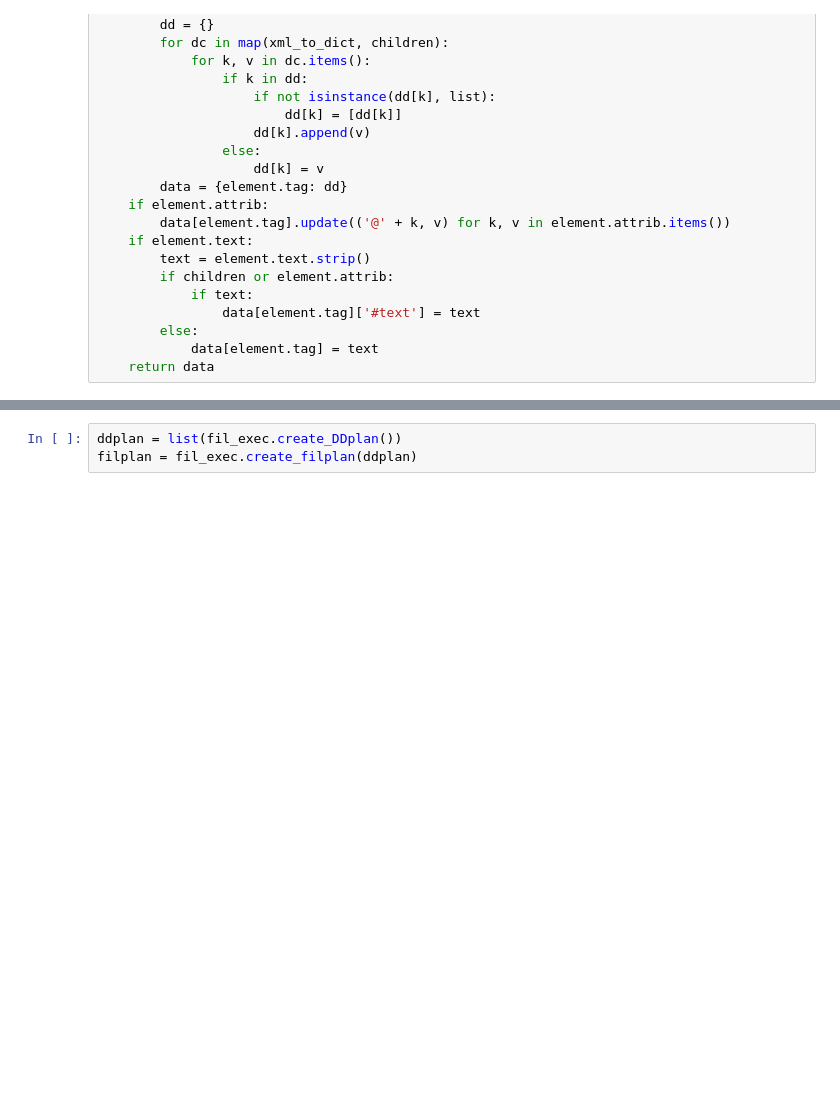
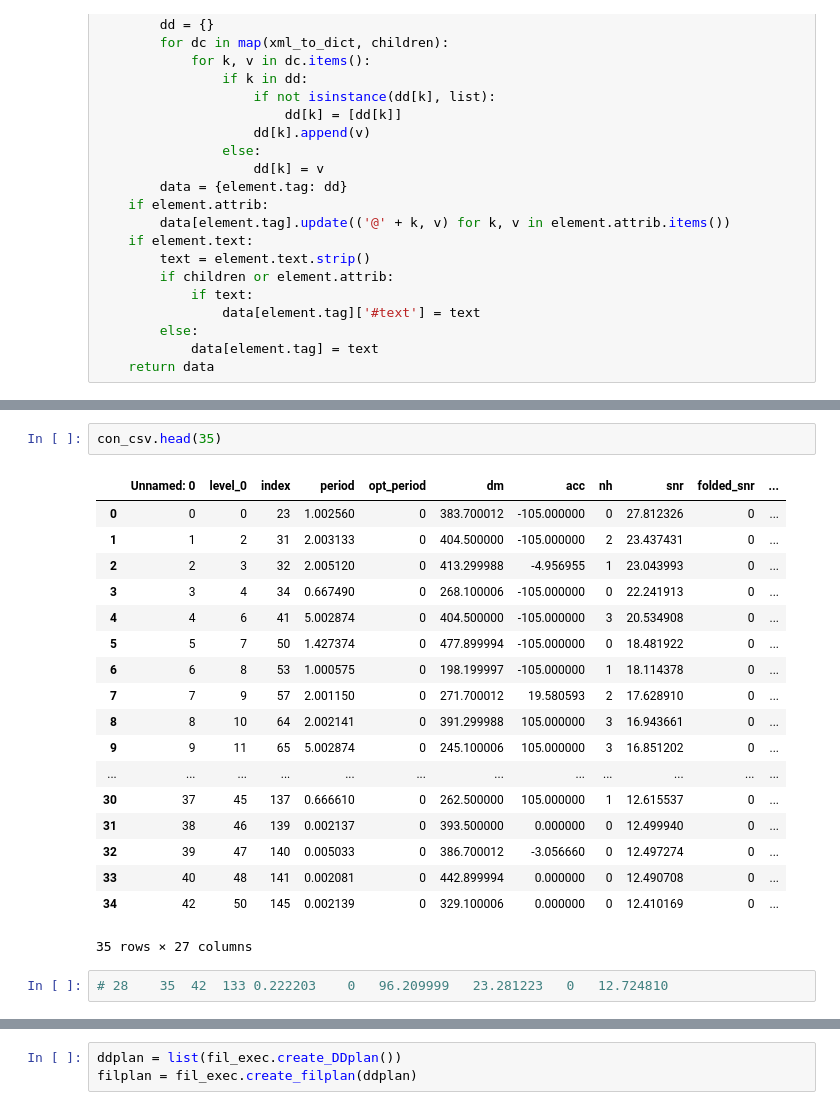
Before and after one commit to erc-compact/inception, a Jupyter notebook: offline_injector_nextflow/tester.ipynb, the cells around one changed output, grey strips where cells are left out. Saved outputs shown, nothing was run; the diff lists cells and outputs as text; blank space fills up the shorter version.

```diff
--- a/offline_injector_nextflow/tester.ipynb
+++ b/offline_injector_nextflow/tester.ipynb
@@ -158,0 +246,23 @@ cands1[1], cands2[1]
+# %%
+con_csv.head(35)
+# %% [output]
+|  | Unnamed: 0 | level_0 | index | period | opt_period | dm | acc | nh | snr | folded_snr | ... |
+| 0 | 0 | 0 | 23 | 1.002560 | 0 | 383.700012 | -105.000000 | 0 | 27.812326 | 0 | ... |
+| 1 | 1 | 2 | 31 | 2.003133 | 0 | 404.500000 | -105.000000 | 2 | 23.437431 | 0 | ... |
+| 2 | 2 | 3 | 32 | 2.005120 | 0 | 413.299988 | -4.956955 | 1 | 23.043993 | 0 | ... |
+| 3 | 3 | 4 | 34 | 0.667490 | 0 | 268.100006 | -105.000000 | 0 | 22.241913 | 0 | ... |
+| 4 | 4 | 6 | 41 | 5.002874 | 0 | 404.500000 | -105.000000 | 3 | 20.534908 | 0 | ... |
+| 5 | 5 | 7 | 50 | 1.427374 | 0 | 477.899994 | -105.000000 | 0 | 18.481922 | 0 | ... |
+| 6 | 6 | 8 | 53 | 1.000575 | 0 | 198.199997 | -105.000000 | 1 | 18.114378 | 0 | ... |
+| 7 | 7 | 9 | 57 | 2.001150 | 0 | 271.700012 | 19.580593 | 2 | 17.628910 | 0 | ... |
+| 8 | 8 | 10 | 64 | 2.002141 | 0 | 391.299988 | 105.000000 | 3 | 16.943661 | 0 | ... |
+| 9 | 9 | 11 | 65 | 5.002874 | 0 | 245.100006 | 105.000000 | 3 | 16.851202 | 0 | ... |
+| ... | ... | ... | ... | ... | ... | ... | ... | ... | ... | ... | ... |
+| 30 | 37 | 45 | 137 | 0.666610 | 0 | 262.500000 | 105.000000 | 1 | 12.615537 | 0 | ... |
+| 31 | 38 | 46 | 139 | 0.002137 | 0 | 393.500000 | 0.000000 | 0 | 12.499940 | 0 | ... |
+| 32 | 39 | 47 | 140 | 0.005033 | 0 | 386.700012 | -3.056660 | 0 | 12.497274 | 0 | ... |
+| 33 | 40 | 48 | 141 | 0.002081 | 0 | 442.899994 | 0.000000 | 0 | 12.490708 | 0 | ... |
+| 34 | 42 | 50 | 145 | 0.002139 | 0 | 329.100006 | 0.000000 | 0 | 12.410169 | 0 | ... |
+35 rows × 27 columns
+# %%
+# 28	35	42	133	0.222203	0	96.209999	23.281223	0	12.724810
```
Also changed, not shown: parts of 25 cells of this notebook, 31 other files.
